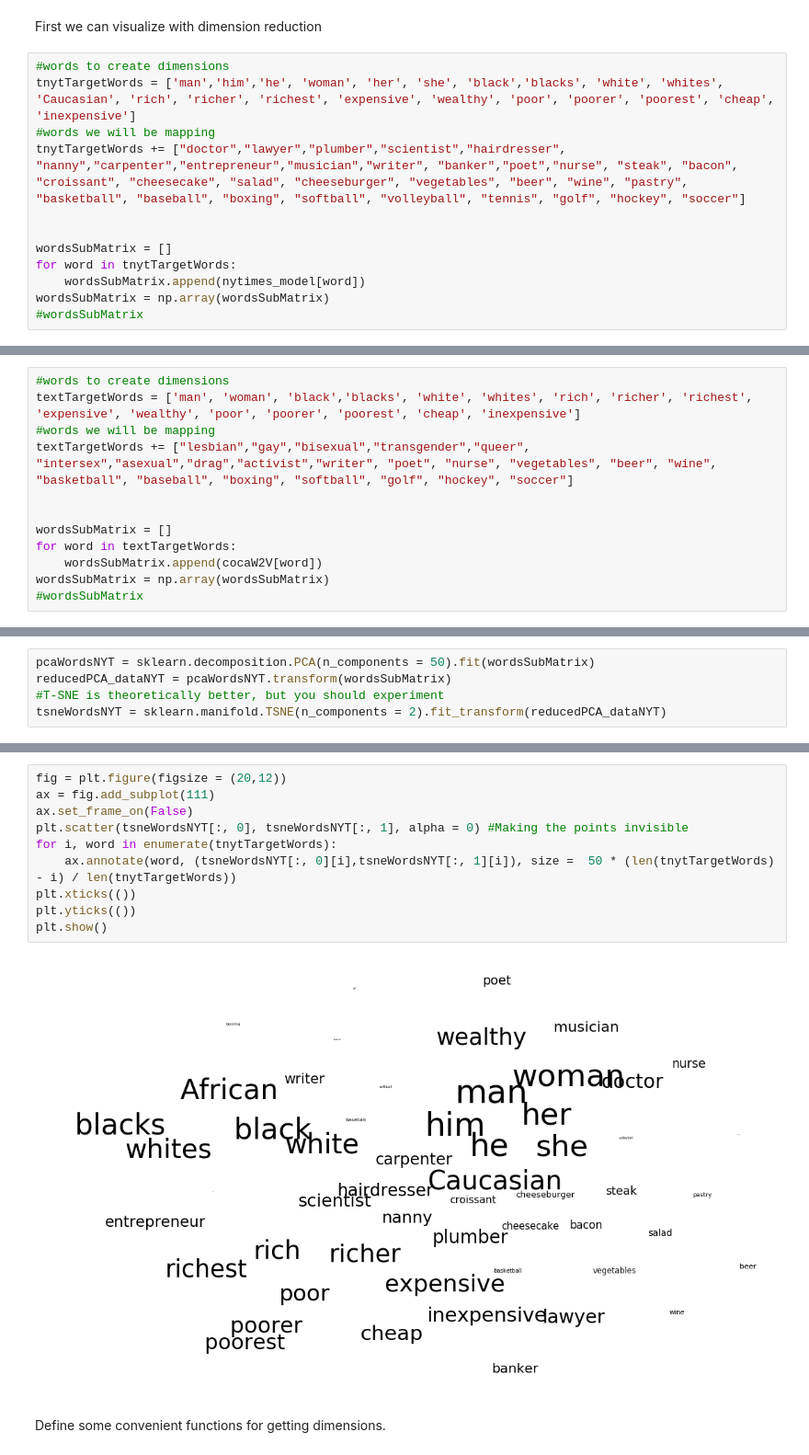
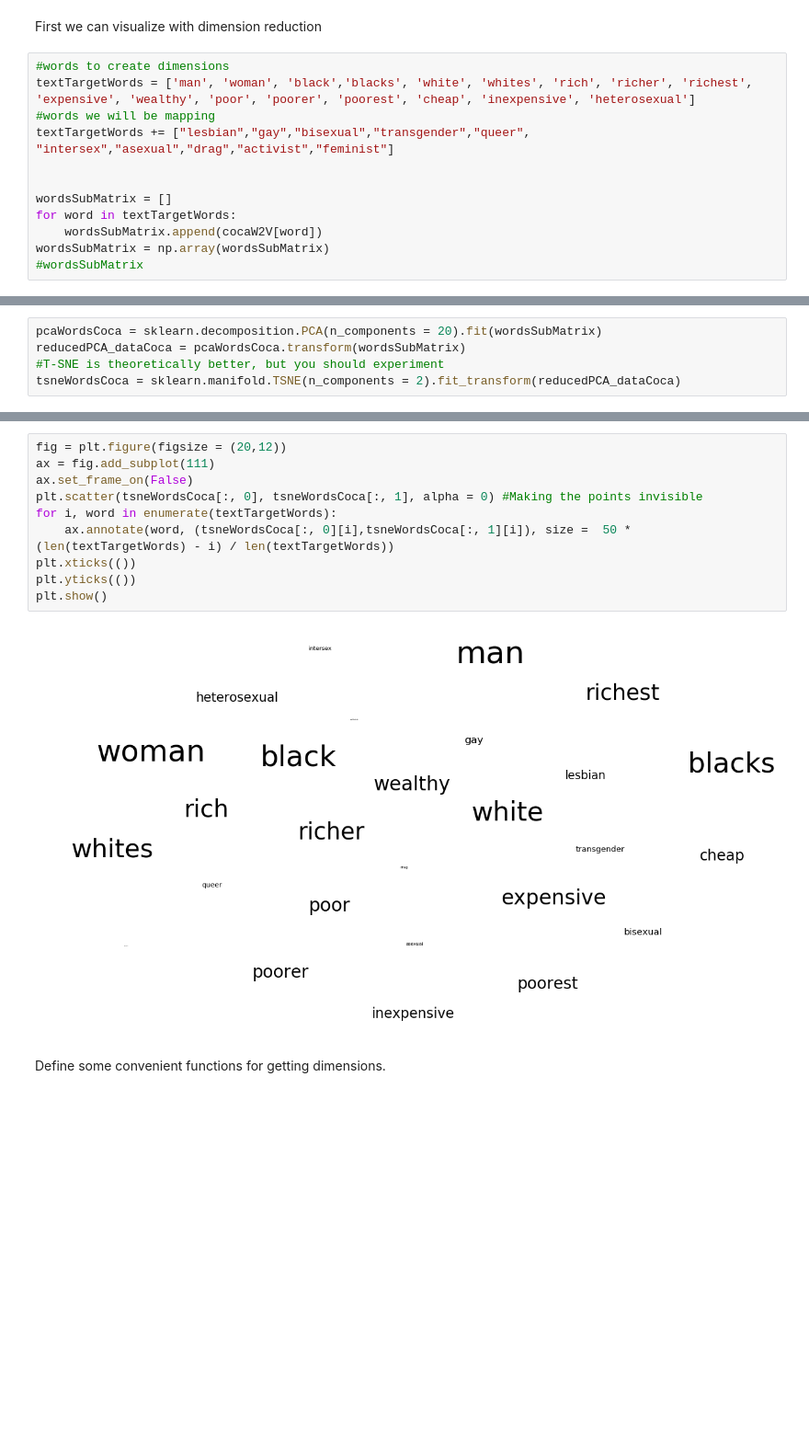
Before and after one commit to vahuja92/content-analysis-20, a Jupyter notebook: week-7/7-Vector-Space-Word-Embeddings.ipynb, the cells around one changed output, grey strips where cells are left out. Shown at 92% size. Drawn from its saved outputs; the diff is of its cells as text; blank space fills up the shorter version.

```diff
--- a/week-7/7-Vector-Space-Word-Embeddings.ipynb
+++ b/week-7/7-Vector-Space-Word-Embeddings.ipynb
@@ -581,13 +583,13 @@ nytimes_model = gensim.models.KeyedVectors.load_word2vec_format('../data/nytimes
 First we can visualize with dimension reduction
 # %%
 #words to create dimensions
-tnytTargetWords = ['man','him','he', 'woman', 'her', 'she', 'black','blacks', 'white', 'whites', 'Caucasian', 'rich', 'richer', 'richest', 'expensive', 'wealthy', 'poor', 'poorer', 'poorest', 'cheap', 'inexpensive']
+textTargetWords = ['man', 'woman', 'black','blacks', 'white', 'whites', 'rich', 'richer', 'richest', 'expensive', 'wealthy', 'poor', 'poorer', 'poorest', 'cheap', 'inexpensive', 'heterosexual']
 #words we will be mapping
-tnytTargetWords += ["doctor","lawyer","plumber","scientist","hairdresser", "nanny","carpenter","entrepreneur","musician","writer", "banker","poet","nurse", "steak", "bacon", "croissant", "cheesecake", "salad", "cheeseburger", "vegetables", "beer", "wine", "pastry", "basketball", "baseball", "boxing", "softball", "volleyball", "tennis", "golf", "hockey", "soccer"]
+textTargetWords += ["lesbian","gay","bisexual","transgender","queer", "intersex","asexual","drag","activist","feminist"]
 
 
 wordsSubMatrix = []
-for word in tnytTargetWords:
-    wordsSubMatrix.append(nytimes_model[word])
+for word in textTargetWords:
+    wordsSubMatrix.append(cocaW2V[word])
 wordsSubMatrix = np.array(wordsSubMatrix)
 #wordsSubMatrix
@@ -596,15 +596,3 @@ NameError: name 'nytimes_model' is not defined
-# %%
-#words to create dimensions
-textTargetWords = ['man', 'woman', 'black','blacks', 'white', 'whites', 'rich', 'richer', 'richest', 'expensive', 'wealthy', 'poor', 'poorer', 'poorest', 'cheap', 'inexpensive']
-#words we will be mapping
-textTargetWords += ["lesbian","gay","bisexual","transgender","queer", "intersex","asexual","drag","activist","writer", "poet", "nurse", "vegetables", "beer", "wine", "basketball", "baseball", "boxing", "softball", "golf", "hockey", "soccer"]
-
-
-wordsSubMatrix = []
-for word in textTargetWords:
-    wordsSubMatrix.append(cocaW2V[word])
-wordsSubMatrix = np.array(wordsSubMatrix)
-#wordsSubMatrix
 # %%
 wordsSubMatrix
 # %% [output]
@@ -624,5 +612,5 @@ array([[ 1.1589582 , -0.66129196,  0.31741697, ...,  0.37201715,
 # %%
-pcaWordsNYT = sklearn.decomposition.PCA(n_components = 50).fit(wordsSubMatrix)
-reducedPCA_dataNYT = pcaWordsNYT.transform(wordsSubMatrix)
+pcaWordsCoca = sklearn.decomposition.PCA(n_components = 20).fit(wordsSubMatrix)
+reducedPCA_dataCoca = pcaWordsCoca.transform(wordsSubMatrix)
 #T-SNE is theoretically better, but you should experiment
-tsneWordsNYT = sklearn.manifold.TSNE(n_components = 2).fit_transform(reducedPCA_dataNYT)
+tsneWordsCoca = sklearn.manifold.TSNE(n_components = 2).fit_transform(reducedPCA_dataCoca)
@@ -636,15 +617,15 @@ ValueError: n_components=50 must be between 0 and min(n_samples, n_features)=38
 # %%
 fig = plt.figure(figsize = (20,12))
 ax = fig.add_subplot(111)
 ax.set_frame_on(False)
-plt.scatter(tsneWordsNYT[:, 0], tsneWordsNYT[:, 1], alpha = 0) #Making the points invisible
-for i, word in enumerate(tnytTargetWords):
-    ax.annotate(word, (tsneWordsNYT[:, 0][i],tsneWordsNYT[:, 1][i]), size =  50 * (len(tnytTargetWords) - i) / len(tnytTargetWords))
+plt.scatter(tsneWordsCoca[:, 0], tsneWordsCoca[:, 1], alpha = 0) #Making the points invisible
+for i, word in enumerate(textTargetWords):
+    ax.annotate(word, (tsneWordsCoca[:, 0][i],tsneWordsCoca[:, 1][i]), size =  50 * (len(textTargetWords) - i) / len(textTargetWords))
 plt.xticks(())
 plt.yticks(())
 plt.show()
 # %% [output]
-[figure, old version]
+[figure, new version]
 # %% [markdown]
 Define some convenient functions for getting dimensions.
 # %%
```
Also changed, not shown: parts of 39 cells of this notebook.
